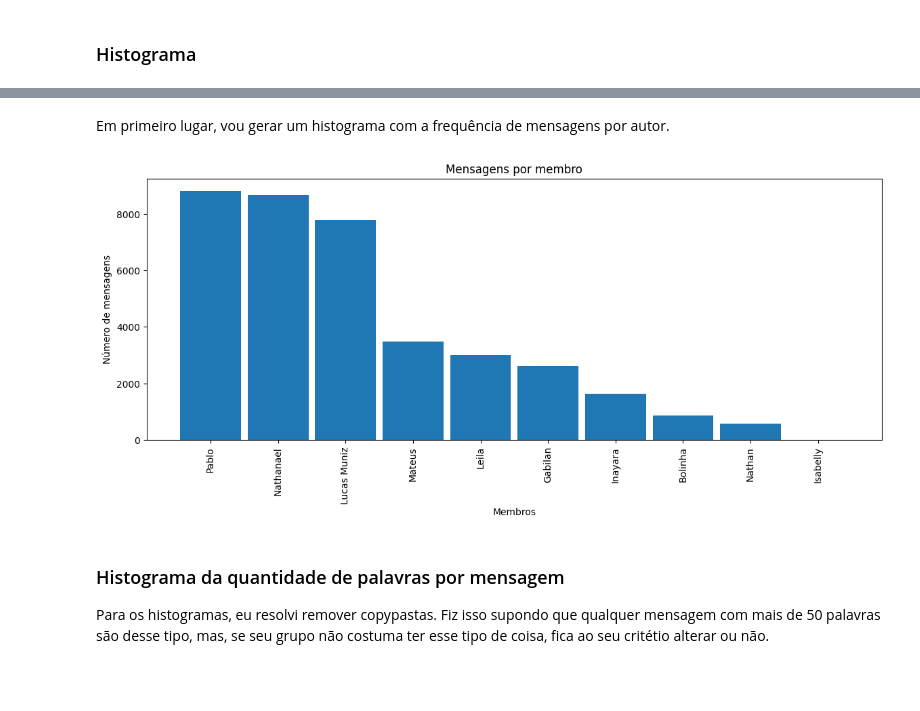
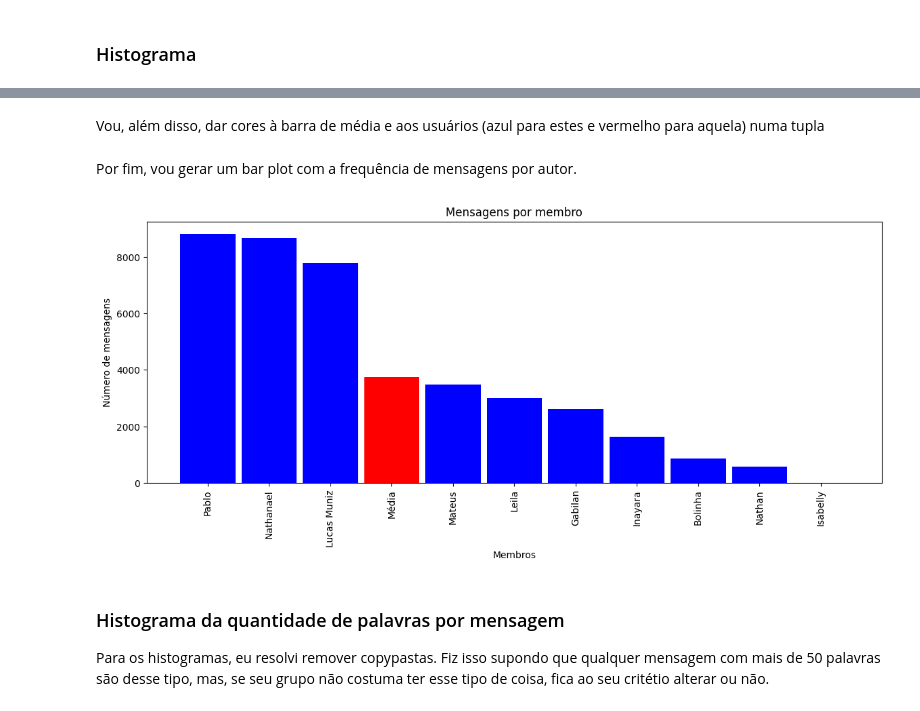
Before and after one commit to matEvangelista/whatsapp-data-vis, a Jupyter notebook: zap.ipynb, the cells around one changed output, grey strips where cells are left out. Drawn from its saved outputs; the diff is of its cells as text; code cells hidden in the pictures; blank space fills up the shorter version.

```diff
--- a/zap.ipynb
+++ b/zap.ipynb
@@ -100,0 +103,7 @@ Counter, matplotlib e vis
+# %%
+from collections import Counter
+import matplotlib.pyplot as plt
+author_counts = Counter(df.author)
+author_counts['Média'] = len(df.message) / len(author_counts.keys())
+author_counts = {k: v for k, v in sorted(author_counts.items(), key=lambda item: item[1], reverse=True)} # ordenando o dicionário
+author_counts
@@ -101,19 +122,19 @@ Counter, matplotlib e vis
+# %% [markdown]
+Vou, além disso, dar cores à barra de média e aos usuários (azul para estes e vermelho para aquela) numa tupla
+# %%
+colors = tuple(['red' if x == 'Média' else 'blue' for x in author_counts.keys()])
 # %% [markdown]
-Em primeiro lugar, vou gerar um histograma com a frequência de mensagens por autor.
+Por fim, vou gerar um bar plot com a frequência de mensagens por autor.
 # %%
-from collections import Counter
-import matplotlib.pyplot as plt
-author_counts = Counter(df.author)
-author_counts = {k: v for k, v in sorted(author_counts.items(), key=lambda item: item[1], reverse=True)} # ordenando o dicionário
 fig = plt.figure(figsize = (14, 5))
-plt.bar(list(author_counts.keys()), author_counts.values(), width=0.9)
+plt.bar(list(author_counts.keys()), author_counts.values(), width=0.9, color=colors)
 plt.xlabel("Membros")
 plt.ylabel("Número de mensagens")
 plt.title("Mensagens por membro")
 plt.xticks(range(len(author_counts.keys())), author_counts.keys(), rotation='vertical')
 plt.show()
 # %% [output]
-[figure, old version]
+[figure, new version]
 # %% [markdown]
 ### Histograma da quantidade de palavras por mensagem
 
```
Also changed, not shown: parts of 7 cells of this notebook, 3 other files.
